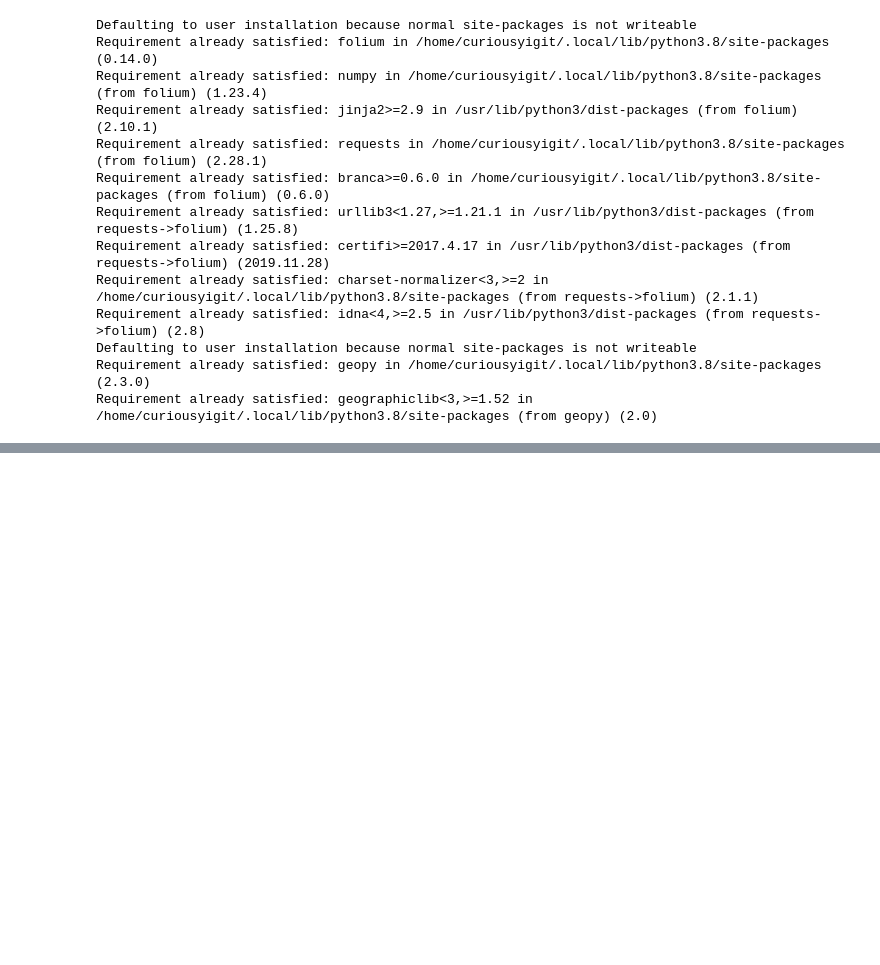
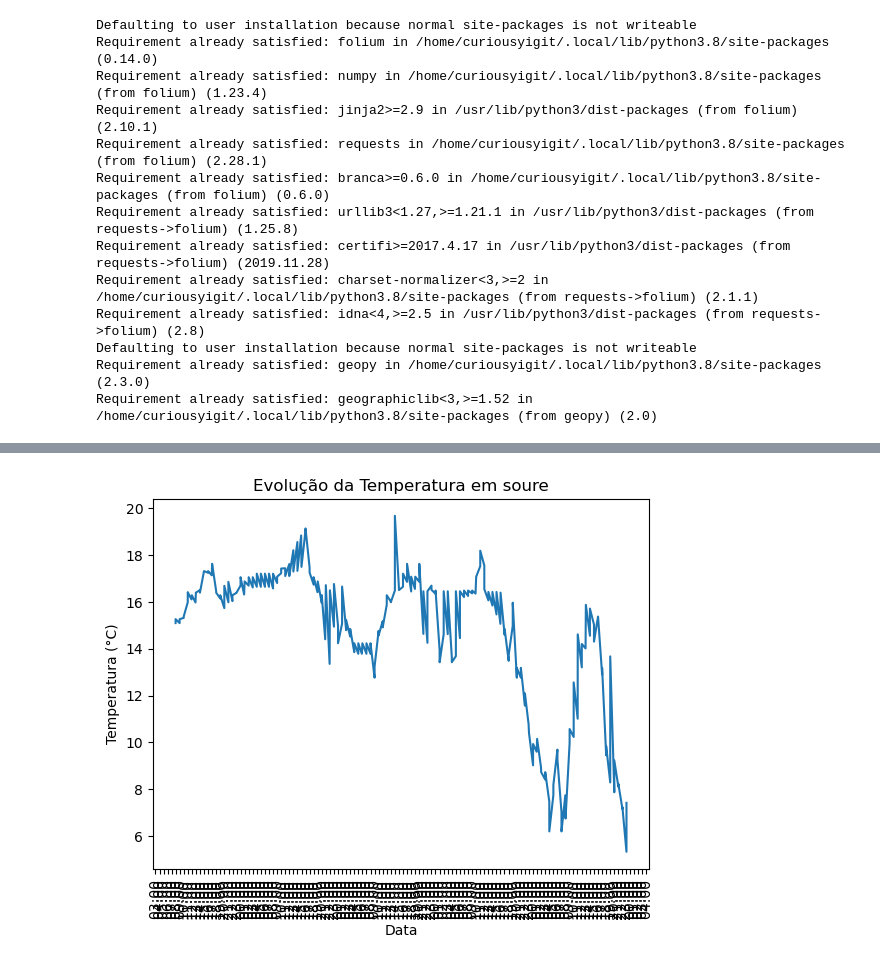
Before and after one commit to PaivaX/Big_data_IPT, a Jupyter notebook: project1.ipynb, the cells around one changed output, grey strips where cells are left out. Drawn from its saved outputs; the diff is of its cells as text; code cells hidden in the pictures; blank space fills up the shorter version.

```diff
--- a/project1.ipynb
+++ b/project1.ipynb
@@ -242,0 +279,20 @@ pprint.pprint(data)
+# %%
+city1 = 'soure'
+city2 = 'leiria'
+start_date = '2022-12-29'
+end_date = '2023-01-02'
+
+df_filtred = df[( (df['city'] == city1) | (df['city'] == city2) ) &  (df['Date'] >= start_date) & (df['Date'] <= end_date)]
+
+
+plt.plot(df_filtred['datetime'], df_filtred['temp_celcius'])
+plt.gca().xaxis.set_major_formatter(mdates.DateFormatter("%H:%M"))
+plt.gca().xaxis.set_major_locator(mdates.HourLocator())
+
+plt.xlabel('Data')
+plt.ylabel('Temperatura (°C)')
+plt.title(f'Evolução da Temperatura em {cidade}')
+plt.xticks(rotation=90)
+plt.show()
+# %% [output]
+[figure, added]
```
Also changed, not shown: parts of 11 cells of this notebook, 1 other file.
